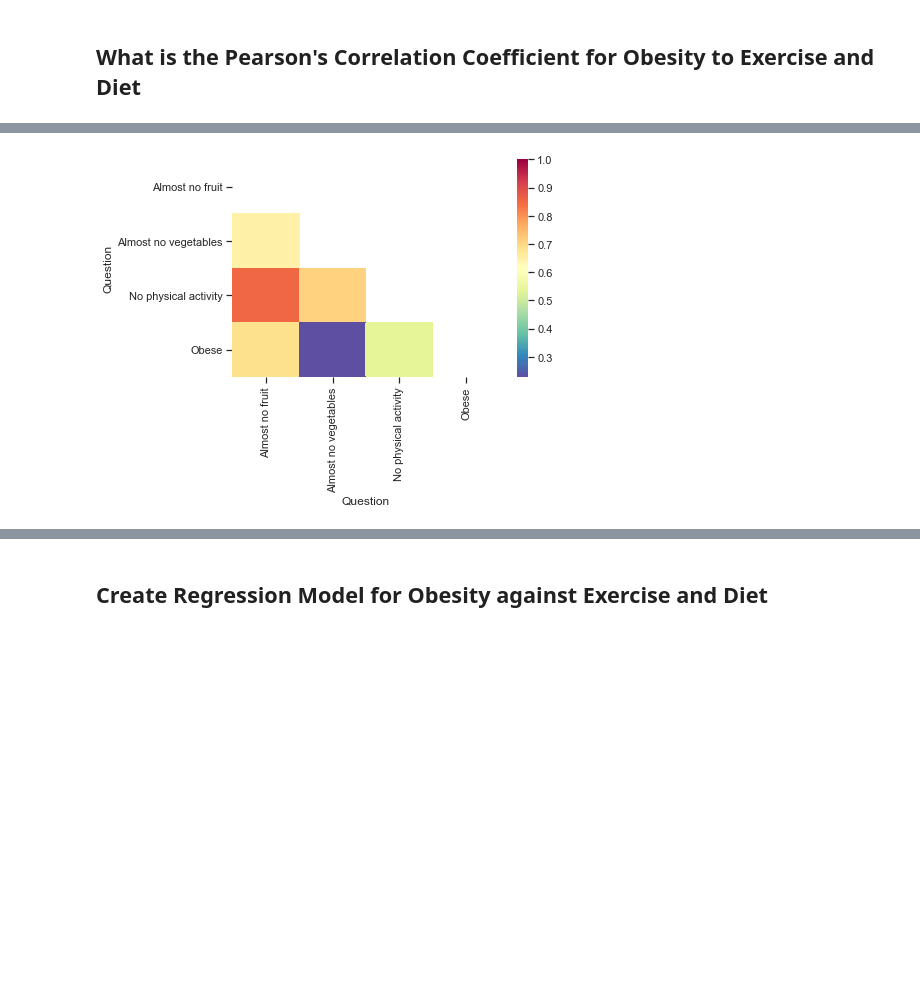
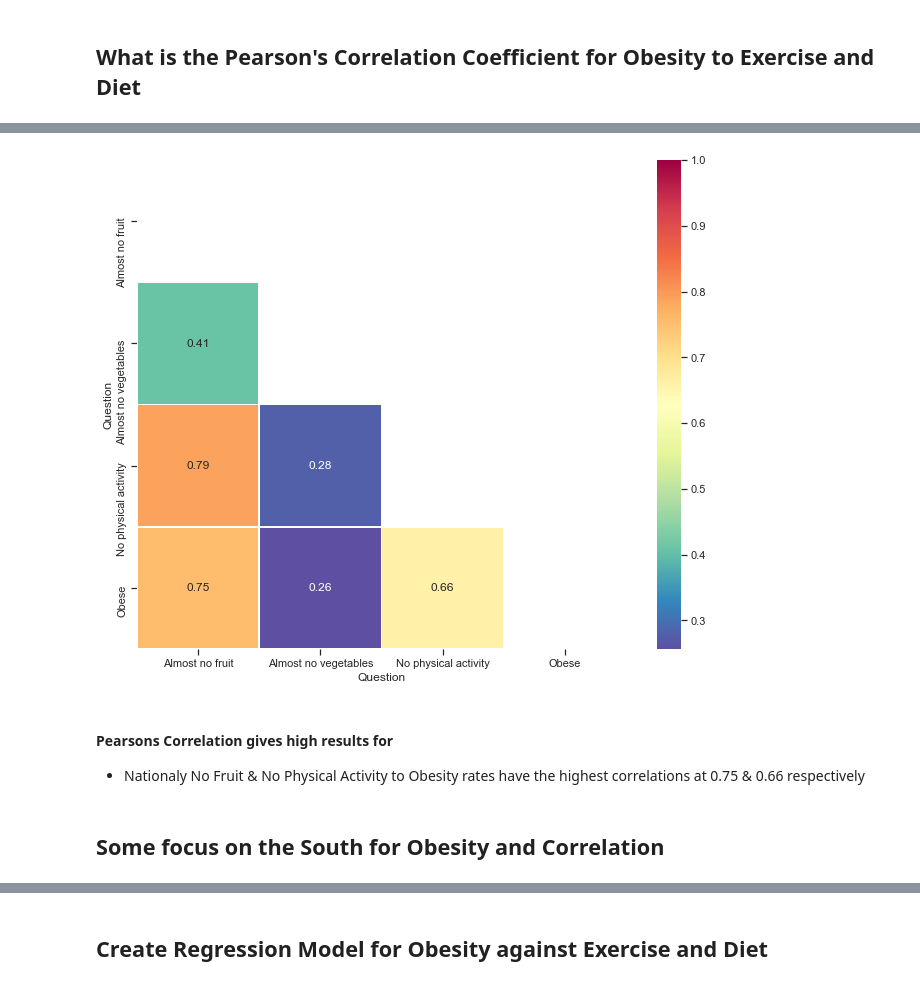
Before and after one commit to DimitriKourouniotis/Capstone-2, a Jupyter notebook: Capstone 2.ipynb, the cells around one changed output, grey strips where cells are left out. Cells and saved outputs as stored; diff of their text form; code cells hidden in the pictures; blank space fills up the shorter version.

```diff
--- a/Capstone 2.ipynb
+++ b/Capstone 2.ipynb
@@ -535,5 +675,4 @@ dct = {
     'Percent of adults who report consuming vegetables less than one time daily':'Almost no vegetables'
 }
 
-df_2011_18['Question'] = df_2011_18['Question'].replace(dct)
-df_2011_18
+df_2011_18_regions['Question'] = df_2011_18_regions['Question'].replace(dct)
@@ -556,7 +681,9 @@ df_2011_18
 # %% [markdown]
 Keep only 2017 for the initial Analysis
 # %%
-df_2017=df_2011_18[df_2011_18.Year.isin([2017])]
-df_2017=df_2017.rename(columns={"StratificationCategory1": "Category", "Stratification1": "Demographic","LocationAbbr":"State","Data_Value":"Data"})
-df_2017.head(5)
+#Filter for only 2017 data
+df_2017_regions=df_2011_18_regions[df_2011_18_regions.Year.isin([2017])]
+#rename fields
+df_2017_regions=df_2017_regions.rename(columns={"StratificationCategory1": "Category", "Stratification1": "Demographic","LocationAbbr":"Abbr","Data_Value":"Data"})
+df_2017_regions.head(5)
 # %% [output]
@@ -568,0 +696,7 @@ df_2017.head(5)
+# %%
+## Keep Totals
+df_total= df_2017_regions.query('Category=="Total"')
+
+#Keep only needed columns 'State'
+df_total_State= df_total[['Question','Data','State']]
+df_total_State
@@ -569,12 +717,6 @@ df_2017.head(5)
 # %%
-## Keep Totals
-df_total= df_2017.query('Category=="Total"')
-
-#Keep only needed columns 'State'
-df_total_State= df_total[['State','Question','Data']]
-
 #Pivot by Question for analysis
-df_total_State =df_total_State=df_total_State.pivot(index='State',columns='Question', values='Data').reset_index()
+df_total_State =df_total_State= df_total_State.pivot(index='State',columns='Question', values='Data').reset_index()
 
 #Removing the column Overweight
 df_total_State.drop(['Overweight'],axis=1,inplace=True)
@@ -611,12 +786,19 @@ corr_df.head(5)
 # %%
 #Create mask for upper triangle
 mask_ut=np.triu(np.ones(corr_df.shape)).astype(np.bool)
 
 #Create heat map Spectral color palette reversed
-hmap= sns.heatmap(corr_df, mask=mask_ut, cmap="Spectral_r")
+
+f,ax = plt.subplots(figsize=(11,9))
+ax= sns.heatmap(corr_df, mask=mask_ut,  annot=True, square=True, cmap="Spectral_r", linewidth=.6)
 
 hmap.figure.savefig("Correlation_Heatmap_Lower_Triangle_with_Seaborn_using_mask.png",
                     format='png',
                     dpi=150)
 # %% [output]
-[figure, old version]
+[figure, new version]
+# %% [markdown]
+#### Pearsons Correlation gives high results for
+ * Nationaly No Fruit & No Physical Activity to Obesity rates have the highest correlations at 0.75 & 0.66 respectively
+# %% [markdown]
+## Some focus on the South for Obesity and Correlation
```
Also changed, not shown: parts of 64 cells of this notebook.
